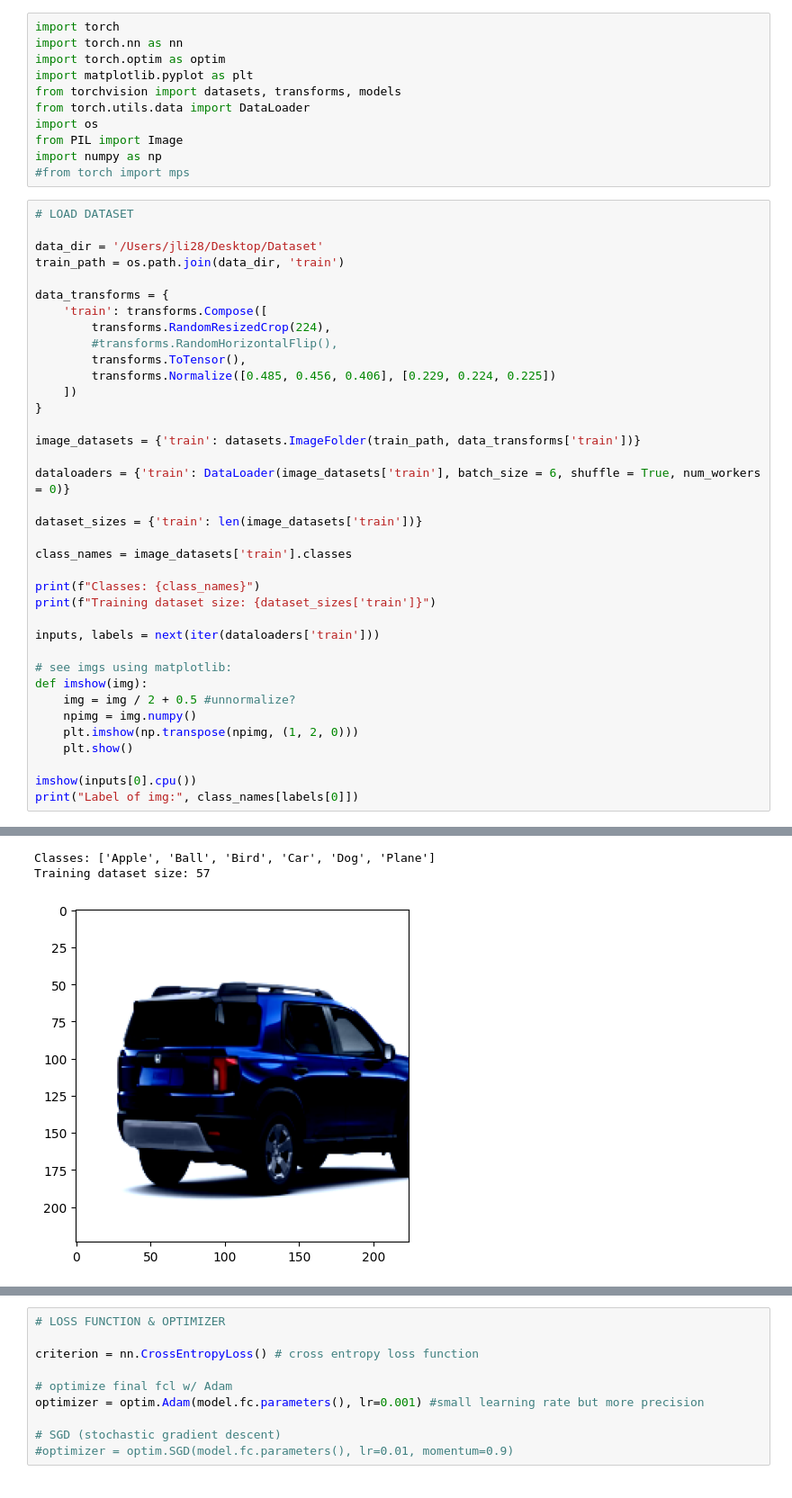
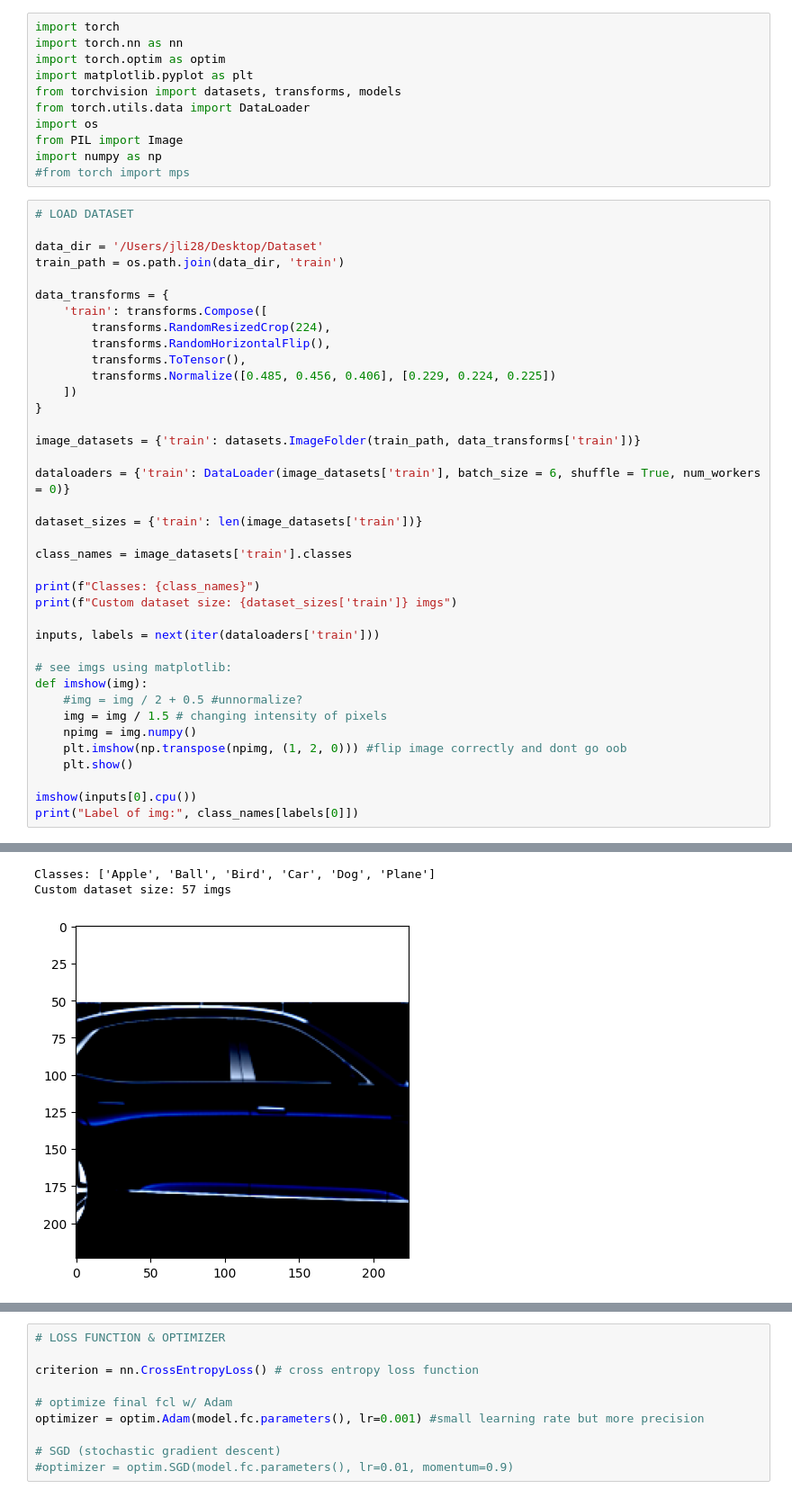
Before and after one commit to Crafty9813/PyTorch-CNN, a Jupyter notebook: ImageClassifier.ipynb, the cells around one changed output, grey strips where cells are left out. Shown at 90% size. Cells and saved outputs as stored; diff of their text form.

```diff
--- a/ImageClassifier.ipynb
+++ b/ImageClassifier.ipynb
@@ -18,7 +18,7 @@ train_path = os.path.join(data_dir, 'train')
 data_transforms = {
     'train': transforms.Compose([
         transforms.RandomResizedCrop(224),
-        #transforms.RandomHorizontalFlip(),
+        transforms.RandomHorizontalFlip(),
         transforms.ToTensor(),
         transforms.Normalize([0.485, 0.456, 0.406], [0.229, 0.224, 0.225])
     ])
@@ -33,15 +33,16 @@ dataset_sizes = {'train': len(image_datasets['train'])}
 class_names = image_datasets['train'].classes
 
 print(f"Classes: {class_names}")
-print(f"Training dataset size: {dataset_sizes['train']}")
+print(f"Custom dataset size: {dataset_sizes['train']} imgs")
 
 inputs, labels = next(iter(dataloaders['train']))
 
 # see imgs using matplotlib:
 def imshow(img):
-    img = img / 2 + 0.5 #unnormalize?
+    #img = img / 2 + 0.5 #unnormalize?
+    img = img / 1.5 # changing intensity of pixels
     npimg = img.numpy()
-    plt.imshow(np.transpose(npimg, (1, 2, 0)))
+    plt.imshow(np.transpose(npimg, (1, 2, 0))) #flip image correctly and dont go oob
     plt.show()
 
 imshow(inputs[0].cpu())
@@ -51,6 +52,6 @@ Clipping input data to the valid range for imshow with RGB data ([0..1] for floa
 Classes: ['Apple', 'Ball', 'Bird', 'Car', 'Dog', 'Plane']
-Training dataset size: 57
+Custom dataset size: 57 imgs
-[figure, old version]
+[figure, new version]
 Label of img: Car
 # %%
 # BUILD NN (ResNet)
```
Also changed, not shown: parts of 5 cells of this notebook, 5 other files.
